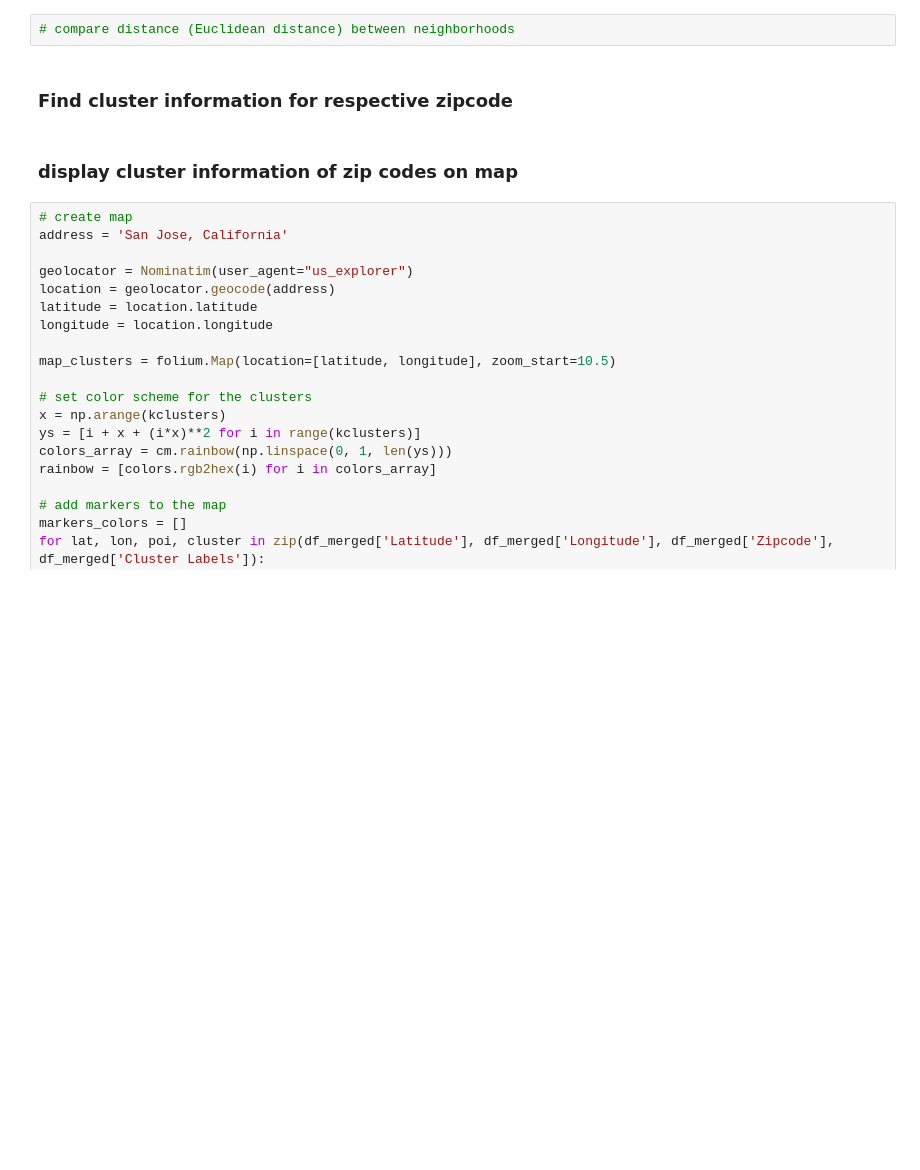
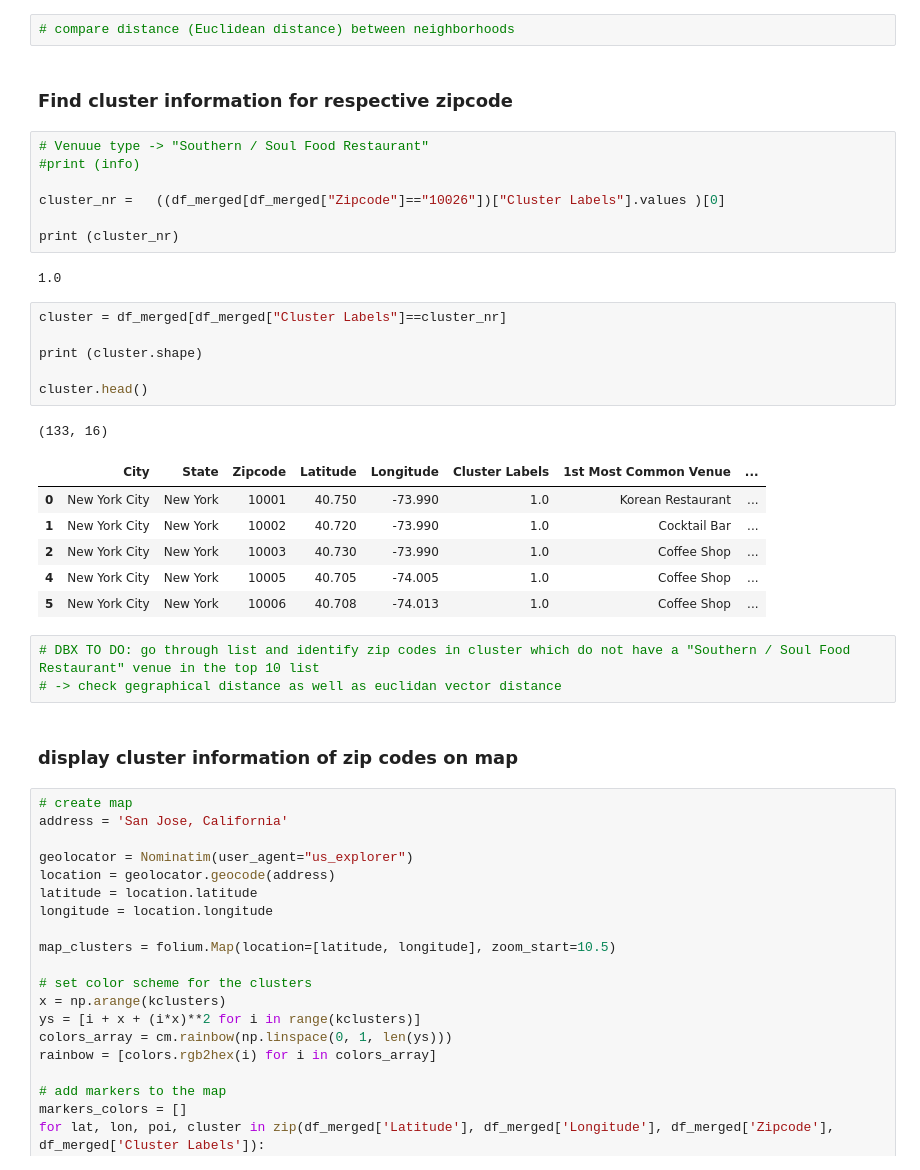
Before and after one commit to ztk007/Coursera_Capstone, a Jupyter notebook: Applied Data Science Capstone Week 4 and 5.ipynb, the cells around one changed output. Saved outputs shown, nothing was run; the diff lists cells and outputs as text; blank space fills up the shorter version.

```diff
--- a/Applied Data Science Capstone Week 4 and 5.ipynb
+++ b/Applied Data Science Capstone Week 4 and 5.ipynb
@@ -478,6 +530,32 @@ for i1 in range(0,len(zips)):
 # compare distance (Euclidean distance) between neighborhoods
 # %% [markdown]
 ### Find cluster information for respective zipcode
+# %%
+# Venuue type -> "Southern / Soul Food Restaurant"
+#print (info)
+
+cluster_nr =   ((df_merged[df_merged["Zipcode"]=="10026"])["Cluster Labels"].values )[0]
+
+print (cluster_nr)
+# %% [output]
+1.0
+# %%
+cluster = df_merged[df_merged["Cluster Labels"]==cluster_nr]
+
+print (cluster.shape)
+
+cluster.head()
+# %% [output]
+(133, 16)
+|  | City | State | Zipcode | Latitude | Longitude | Cluster Labels | 1st Most Common Venue | ... |
+| 0 | New York City | New York | 10001 | 40.750 | -73.990 | 1.0 | Korean Restaurant | ... |
+| 1 | New York City | New York | 10002 | 40.720 | -73.990 | 1.0 | Cocktail Bar | ... |
+| 2 | New York City | New York | 10003 | 40.730 | -73.990 | 1.0 | Coffee Shop | ... |
+| 4 | New York City | New York | 10005 | 40.705 | -74.005 | 1.0 | Coffee Shop | ... |
+| 5 | New York City | New York | 10006 | 40.708 | -74.013 | 1.0 | Coffee Shop | ... |
+# %%
+# DBX TO DO: go through list and identify zip codes in cluster which do not have a "Southern / Soul Food Restaurant" venue in the top 10 list
+# -> check gegraphical distance as well as euclidan vector distance
 # %% [markdown]
 ### display cluster information of zip codes on map
 # %%
```
Also changed, not shown: parts of 14 cells of this notebook.
